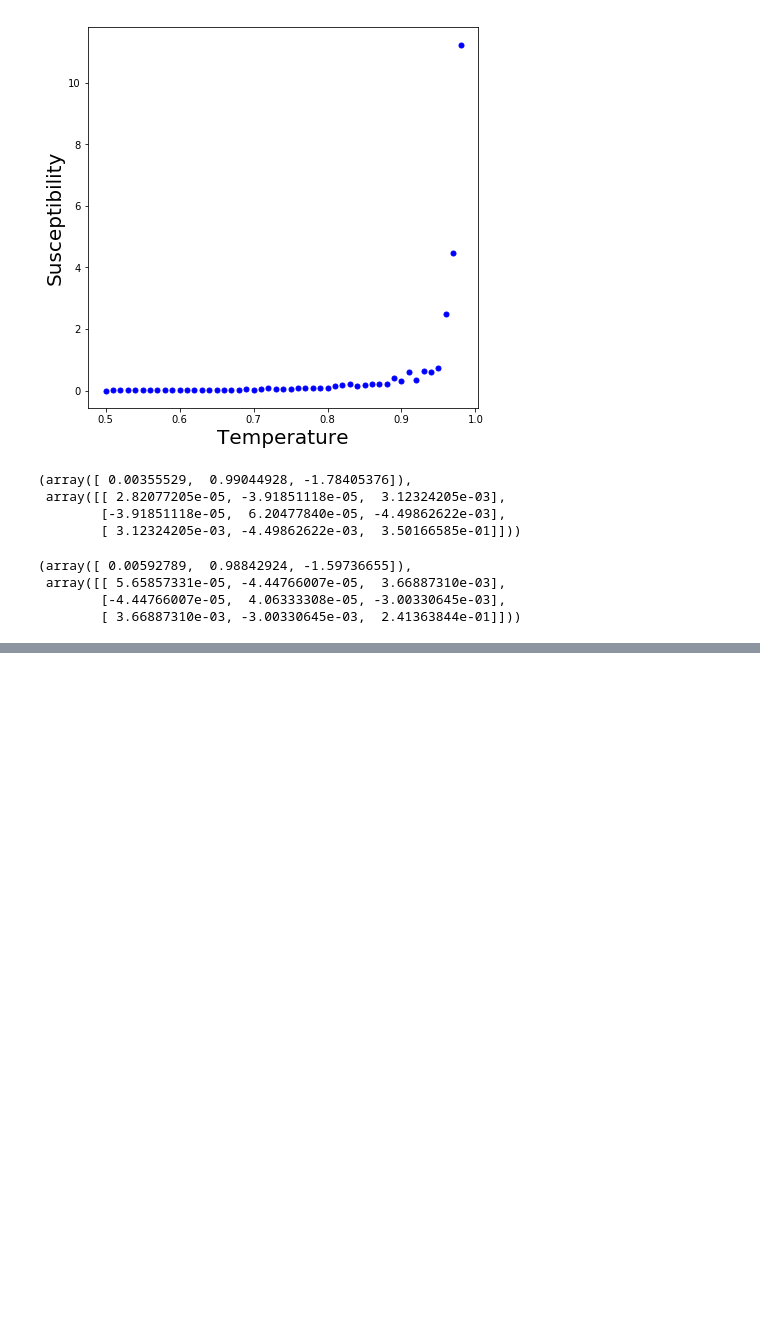
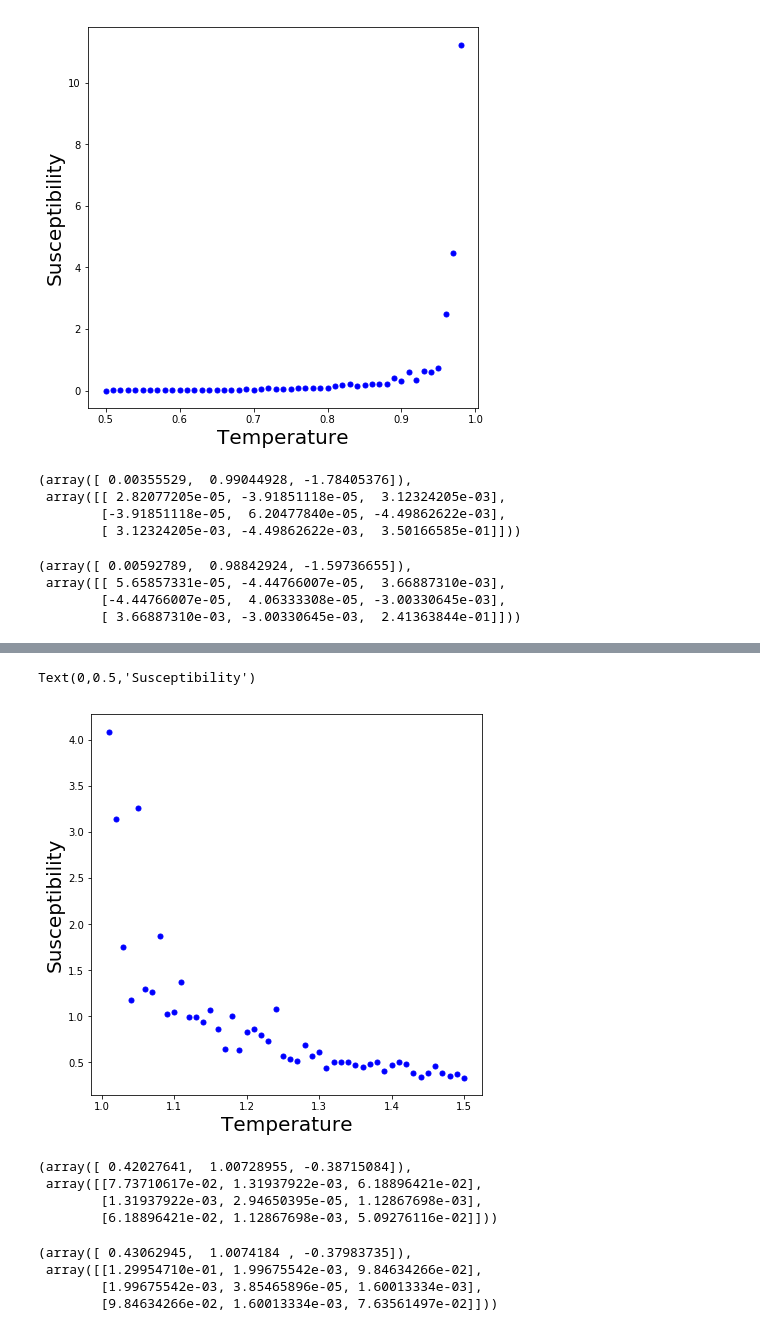
Before and after one commit to kaitshin/PHYSICS113-final-project, a Jupyter notebook: Potts Crit.ipynb, the cells around one changed output, grey strips where cells are left out. Cells and saved outputs as stored; diff of their text form; code cells hidden in the pictures; blank space fills up the shorter version.

```diff
--- a/Potts Crit.ipynb
+++ b/Potts Crit.ipynb
@@ -180,0 +219,22 @@ Text(0,0.5,'Susceptibility')
+# %%
+plt.figure(figsize=(7,7))
+plt.plot(temps[51:], spec_heatv1[51:], 'bo', markersize = 5)
+plt.xlabel("Temperature", fontsize=20)
+plt.ylabel("Susceptibility", fontsize=20)
+# %% [output]
+Text(0,0.5,'Susceptibility')
+[figure, added]
+# %%
+scipy.optimize.curve_fit(powerpos, temps[51:61], spec_heatv1[51:61], p0 = [1, 1, 0.35], sigma = sh_errors[51:61], maxfev=10000)
+# %% [output]
+(array([ 0.42027641,  1.00728955, -0.38715084]),
+ array([[7.73710617e-02, 1.31937922e-03, 6.18896421e-02],
+        [1.31937922e-03, 2.94650395e-05, 1.12867698e-03],
+        [6.18896421e-02, 1.12867698e-03, 5.09276116e-02]]))
+# %%
+scipy.optimize.curve_fit(powerpos, temps[51:60], spec_heatv1[51:60], p0 = [1, 1, 0.35], sigma = sh_errors[51:60], maxfev=10000)
+# %% [output]
+(array([ 0.43062945,  1.0074184 , -0.37983735]),
+ array([[1.29954710e-01, 1.99675542e-03, 9.84634266e-02],
+        [1.99675542e-03, 3.85465896e-05, 1.60013334e-03],
+        [9.84634266e-02, 1.60013334e-03, 7.63561497e-02]]))
```
Also changed, not shown: parts of 8 cells of this notebook.
